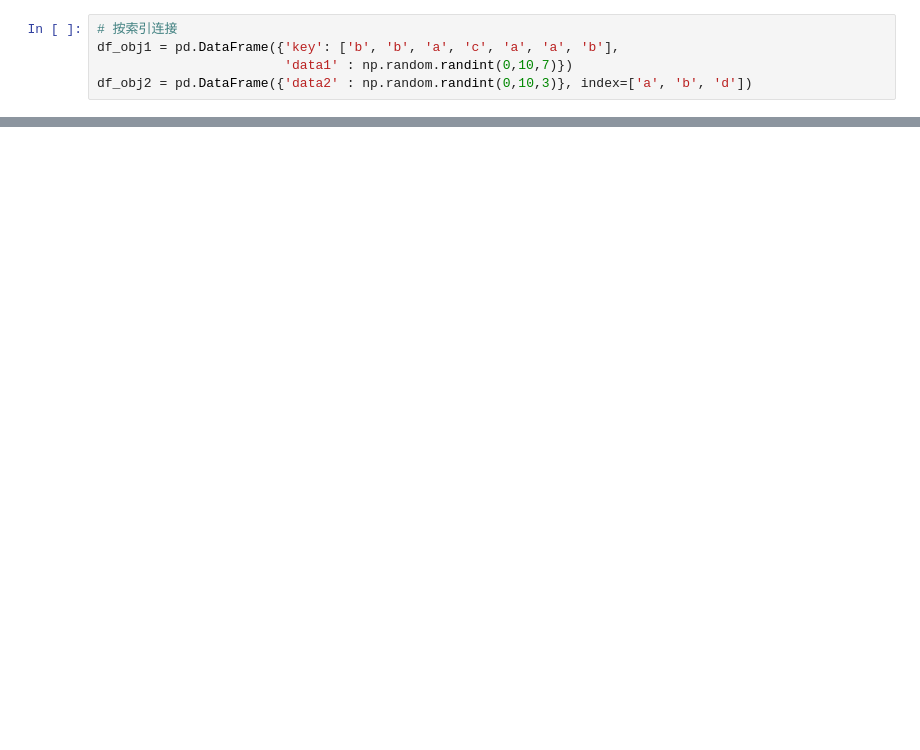
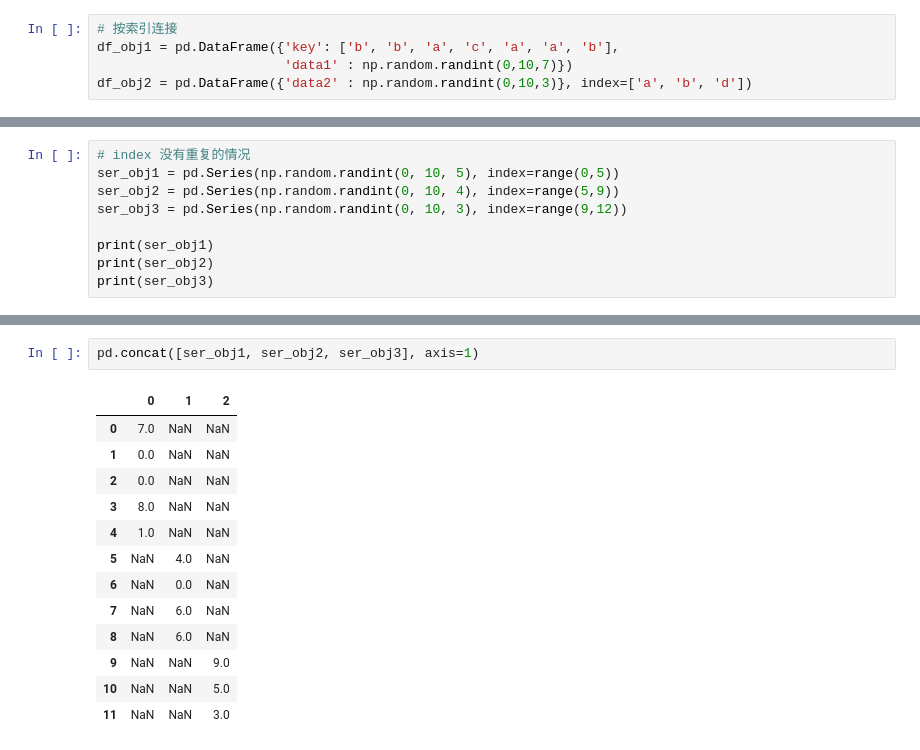
Before and after one commit to SlimAnthony/Pandas_Experiments, a Jupyter notebook: 07_data_preparation.ipynb, the cells around one changed output, grey strips where cells are left out. Saved outputs shown, nothing was run; the diff lists cells and outputs as text; blank space fills up the shorter version.

```diff
--- a/07_data_preparation.ipynb
+++ b/07_data_preparation.ipynb
@@ -208,0 +256,9 @@ pd.merge(df_obj1, df_obj2, left_on='key', right_index=True)
+# %%
+# index 没有重复的情况
+ser_obj1 = pd.Series(np.random.randint(0, 10, 5), index=range(0,5))
+ser_obj2 = pd.Series(np.random.randint(0, 10, 4), index=range(5,9))
+ser_obj3 = pd.Series(np.random.randint(0, 10, 3), index=range(9,12))
+
+print(ser_obj1)
+print(ser_obj2)
+print(ser_obj3)
@@ -208,0 +297,16 @@ pd.merge(df_obj1, df_obj2, left_on='key', right_index=True)
+# %%
+pd.concat([ser_obj1, ser_obj2, ser_obj3], axis=1)
+# %% [output]
+|  | 0 | 1 | 2 |
+| 0 | 7.0 | NaN | NaN |
+| 1 | 0.0 | NaN | NaN |
+| 2 | 0.0 | NaN | NaN |
+| 3 | 8.0 | NaN | NaN |
+| 4 | 1.0 | NaN | NaN |
+| 5 | NaN | 4.0 | NaN |
+| 6 | NaN | 0.0 | NaN |
+| 7 | NaN | 6.0 | NaN |
+| 8 | NaN | 6.0 | NaN |
+| 9 | NaN | NaN | 9.0 |
+| 10 | NaN | NaN | 5.0 |
+| 11 | NaN | NaN | 3.0 |
```
Also changed, not shown: parts of 42 cells of this notebook.
